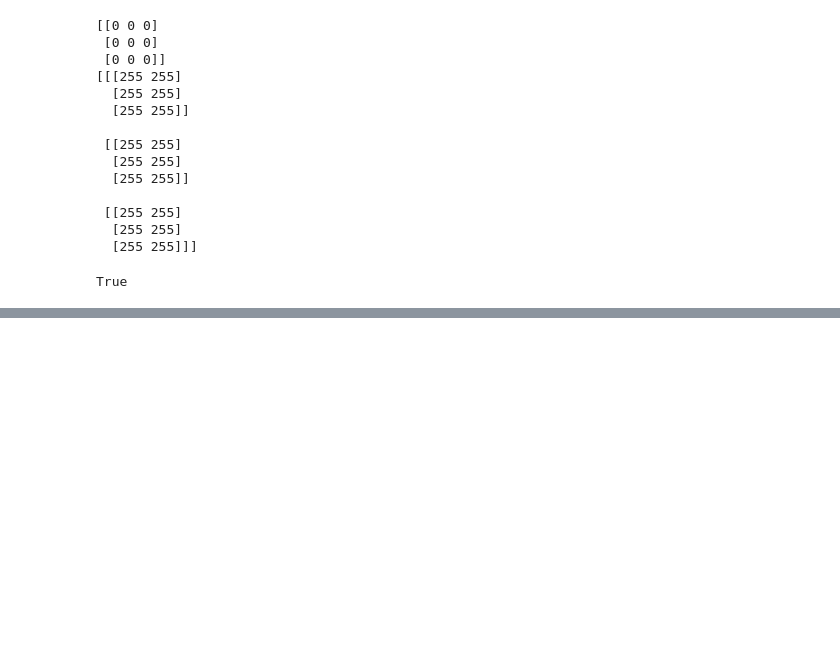
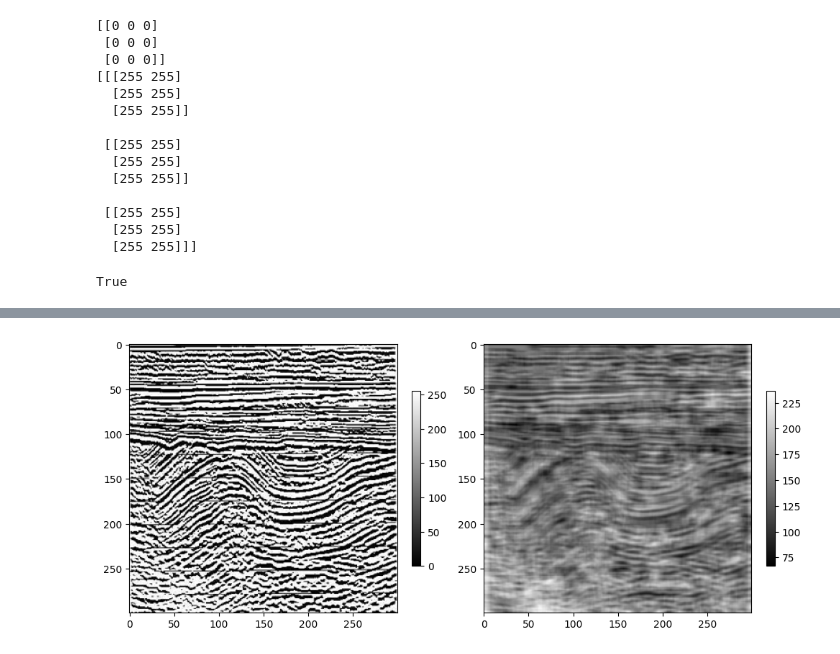
Before and after one commit to Necromath/ml_projects, a Jupyter notebook: Fit_Curve.ipynb, the cells around one changed output, grey strips where cells are left out. Drawn from its saved outputs; the diff is of its cells as text; code cells hidden in the pictures; blank space fills up the shorter version.

```diff
--- a/Fit_Curve.ipynb
+++ b/Fit_Curve.ipynb
@@ -327,0 +329,17 @@ plt.show()
+# %%
+smoothed = ndimage.uniform_filter(z_re_array.astype(np.float64), size=10)
+smoothed += 0.01 * np.random.randn(*smoothed.shape)
+
+plt.figure(figsize=(10, 5))
+plt.subplot(121)
+im = plt.imshow(z_re_array, cmap='gray')
+plt.colorbar(im, fraction=0.03)
+
+plt.subplot(122)
+im = plt.imshow(smoothed, cmap='gray')
+plt.colorbar(im, fraction=0.03)
+
+plt.tight_layout()
+plt.show()
+# %% [output]
+[figure, added]
```
Also changed, not shown: parts of 4 cells of this notebook.
